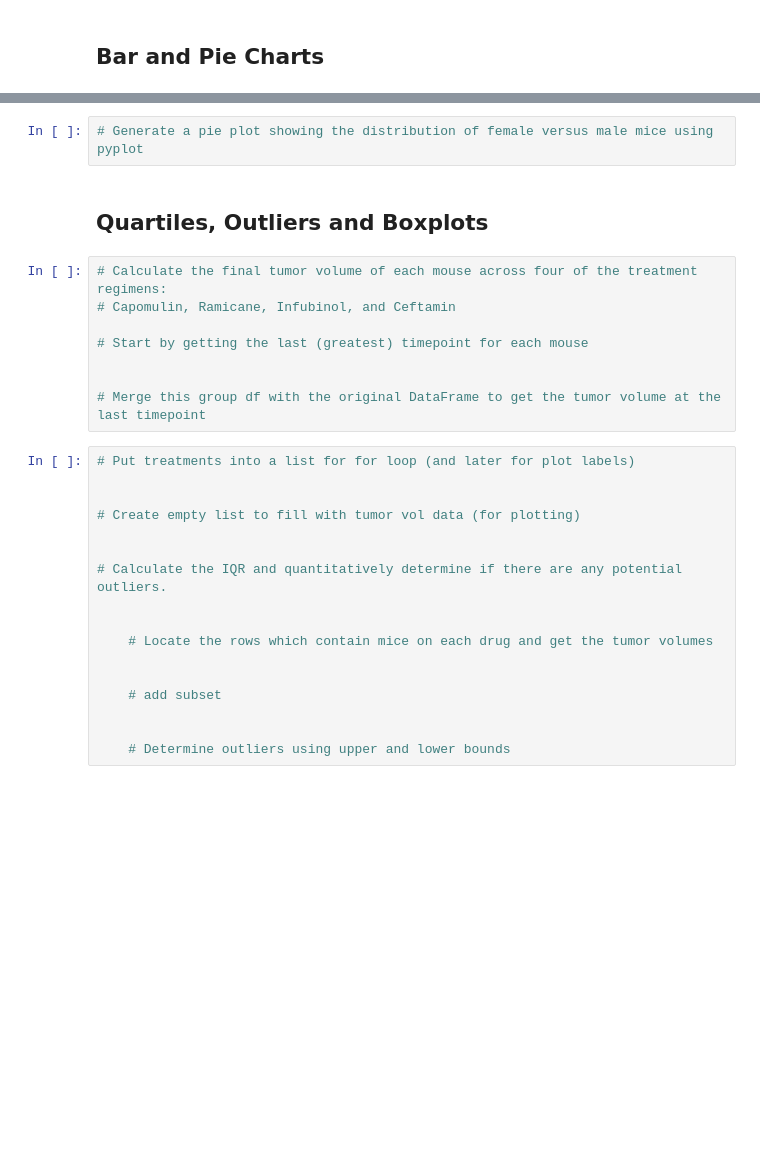
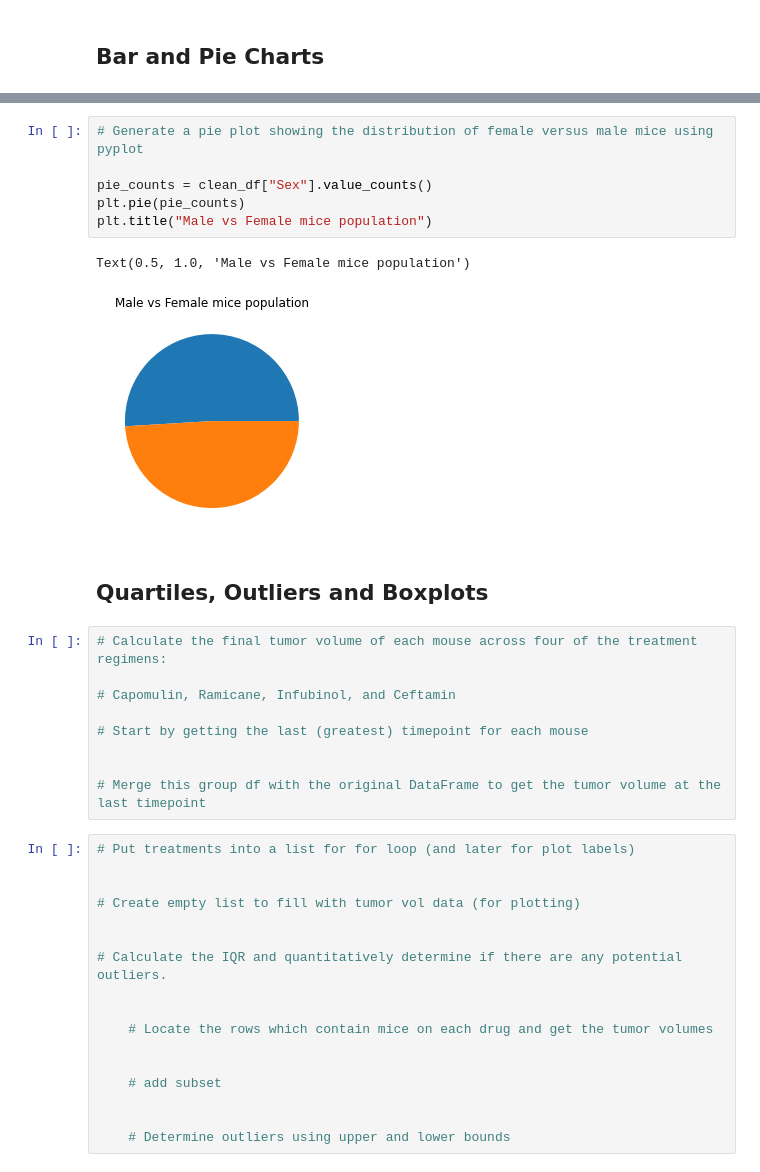
Before and after one commit to LibertyHeise/Pharma-Regimen-Analysis_matplotlib, a Jupyter notebook: pymaceuticalsLH.ipynb, the cells around one changed output, grey strips where cells are left out. Cells and saved outputs as stored; diff of their text form; blank space fills up the shorter version.

```diff
--- a/pymaceuticalsLH.ipynb
+++ b/pymaceuticalsLH.ipynb
@@ -196,9 +201,17 @@ matplotlib.pyplot.bar("Drug Regimen", "Number of Mice", width = 0.8, bottom = No
 # %%
 # Generate a pie plot showing the distribution of female versus male mice using pyplot
+
+pie_counts = clean_df["Sex"].value_counts()
+plt.pie(pie_counts)
+plt.title("Male vs Female mice population")
+# %% [output]
+Text(0.5, 1.0, 'Male vs Female mice population')
+[figure, added]
 # %% [markdown]
 ## Quartiles, Outliers and Boxplots
 # %%
 # Calculate the final tumor volume of each mouse across four of the treatment regimens:
+
 # Capomulin, Ramicane, Infubinol, and Ceftamin
 
 # Start by getting the last (greatest) timepoint for each mouse
```
Also changed, not shown: parts of 3 cells of this notebook, 1 other file.
